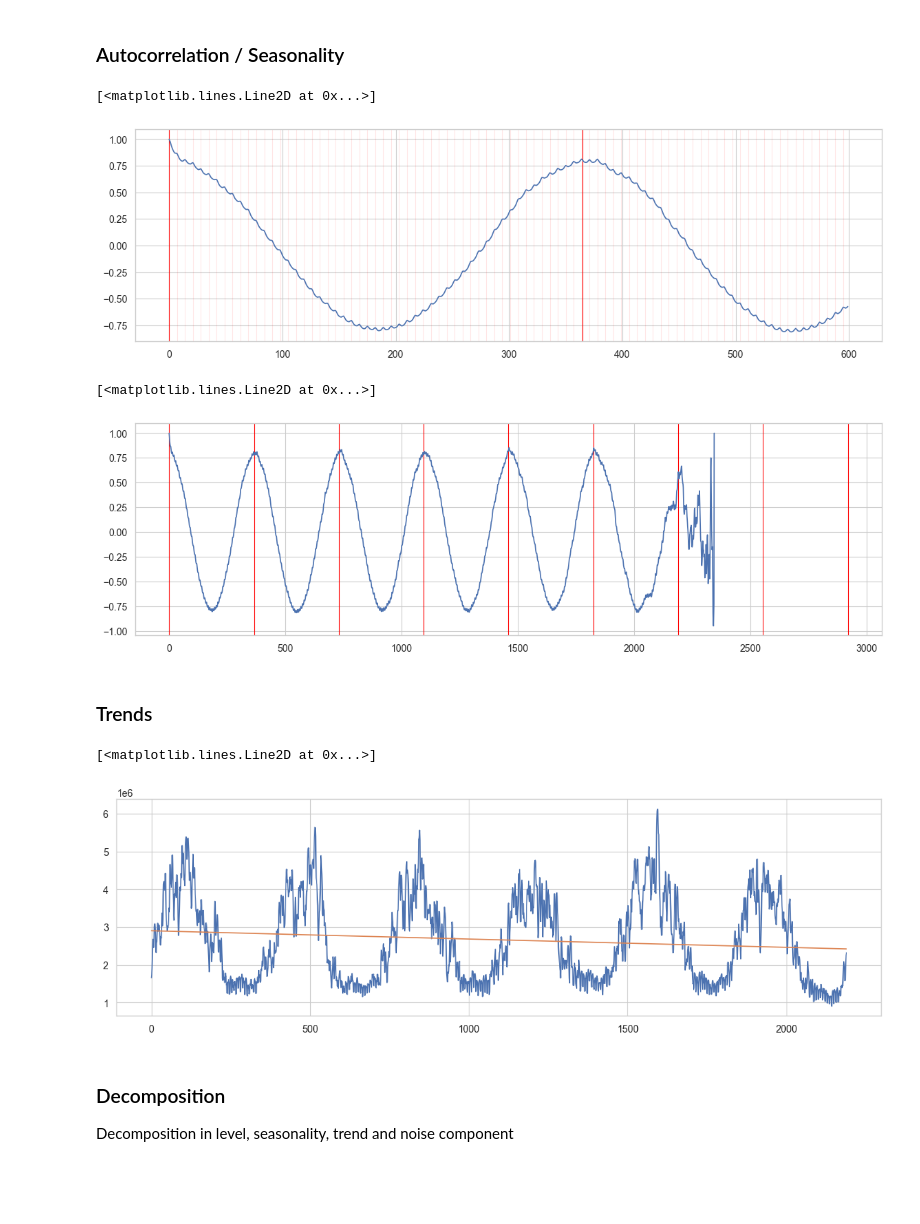
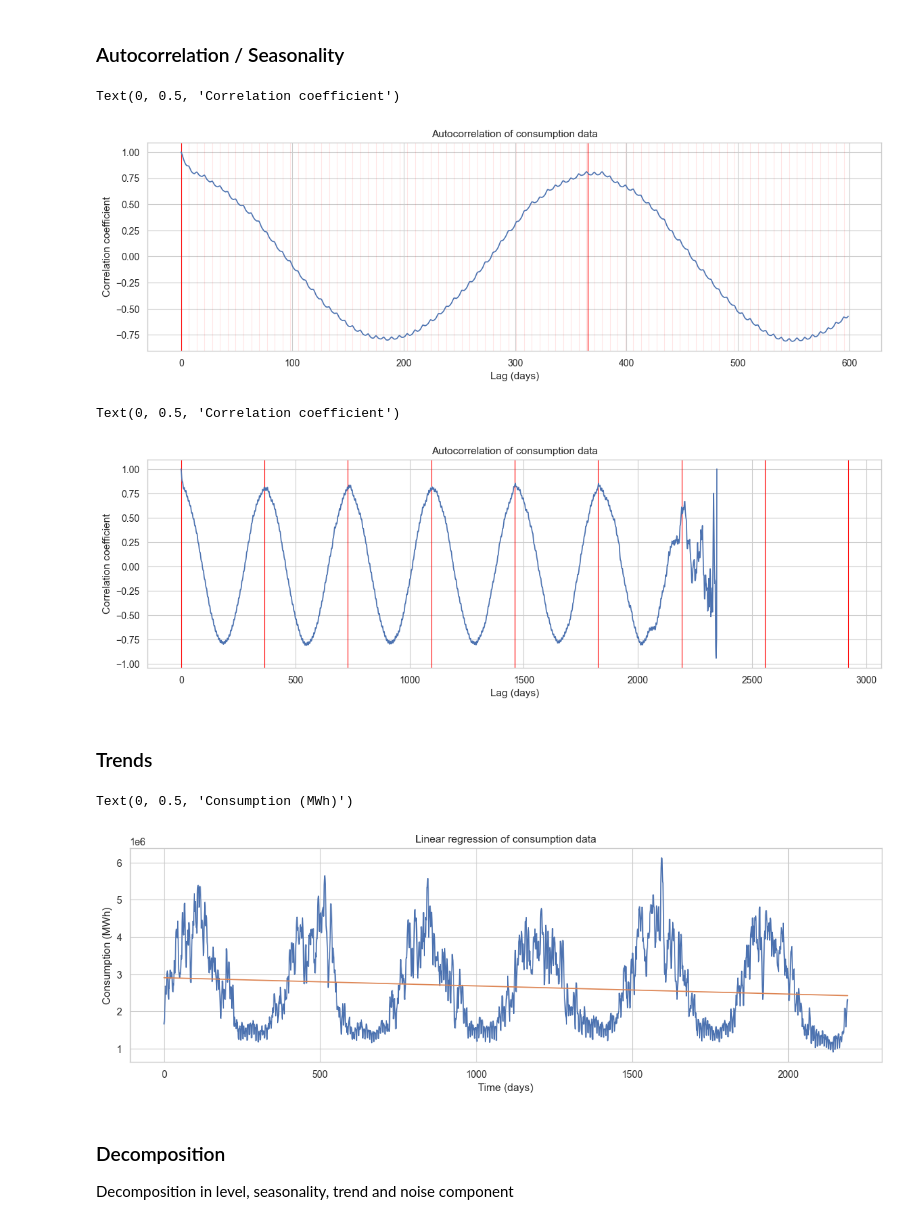
Before and after one commit to f-linus/natural_gas_consumption_modelling, a Jupyter notebook: notebooks/data_analysis/002 Autocorrelation, seasonality and trends.ipynb, the cells around one changed output. Saved outputs shown, nothing was run; the diff lists cells and outputs as text; code cells hidden in the pictures; blank space fills up the shorter version.

Commit message:
Added more labels and legends to plots

```diff
--- a/notebooks/data_analysis/002 Autocorrelation, seasonality and trends.ipynb
+++ b/notebooks/data_analysis/002 Autocorrelation, seasonality and trends.ipynb
@@ -32,25 +32,29 @@ Length: 2347, dtype: float64
 # %%
 coefficients = []
 
 for lag in range(0, 600):
     coefficients.append(consumption_data.corr(consumption_data.shift(periods=lag)))
 
 fig, ax = plt.subplots(figsize=(14, 4))
 
 # Vertical line at all days divisible by 7
 for i in range(0, 600, 7):
     ax.axvline(x=i, color="red", alpha=0.1, linewidth=0.8)
 
 # Vertical line at all days divisible by 365
 for i in range(0, 600, 365):
     ax.axvline(x=i, color="red", alpha=1, linewidth=0.8)
 
 ax.plot(range(0, 600), coefficients)
 
+ax.set_title("Autocorrelation of consumption data")
+ax.set_xlabel("Lag (days)")
+ax.set_ylabel("Correlation coefficient")
+
 # Result: There is a strong correlation between the same day of the week and the same day of the year but not between the same day of the month
 # %% [output]
-[<matplotlib.lines.Line2D at 0x...>]
+Text(0, 0.5, 'Correlation coefficient')
-[figure, old version]
+[figure, new version]
 # %%
 coefficients = []
 
@@ -65,10 +69,14 @@ for i in range(0, 3000, 365):
 
 ax.plot(range(0, 3000), coefficients)
 
+ax.set_title("Autocorrelation of consumption data")
+ax.set_xlabel("Lag (days)")
+ax.set_ylabel("Correlation coefficient")
+
 # How to explain the end of this? -> the coefficient quality deteriorates as the lag increases since the data becomes less and less
 # %% [output]
-[<matplotlib.lines.Line2D at 0x...>]
+Text(0, 0.5, 'Correlation coefficient')
-[figure, old version]
+[figure, new version]
 # %% [markdown]
 ### Trends
 # %%
@@ -86,9 +94,13 @@ linear_regression = stats.linregress(x, y)
 fig, ax = plt.subplots(figsize=(14, 4))
 ax.plot(x, y, label="Data")
 ax.plot(x, linear_regression.intercept + linear_regression.slope * x, label="Linear regression")
+
+ax.set_title("Linear regression of consumption data")
+ax.set_xlabel("Time (days)")
+ax.set_ylabel("Consumption (MWh)")
 # %% [output]
-[<matplotlib.lines.Line2D at 0x...>]
+Text(0, 0.5, 'Consumption (MWh)')
-[figure, old version]
+[figure, new version]
 # %% [markdown]
 ### Decomposition
 
```
Also changed, not shown: parts of 6 cells of this notebook.
